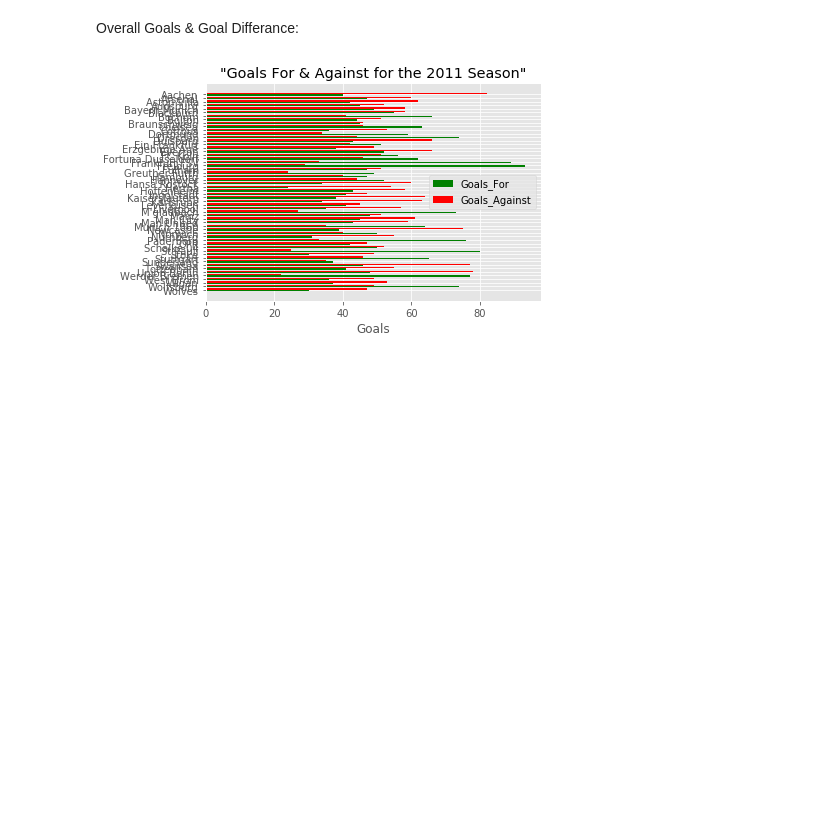
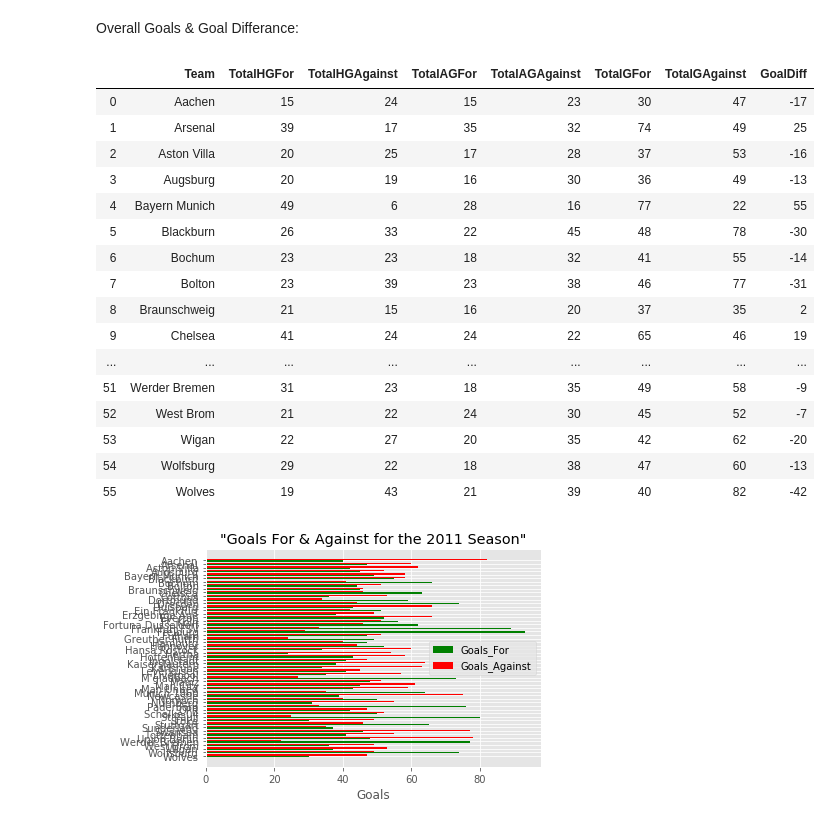
Before and after one commit to Matt-Newton998/Football_API-Mod02_Project, a Jupyter notebook: NewWorkbook.ipynb, the cells around one changed output. Cells and saved outputs as stored; diff of their text form; code cells hidden in the pictures; blank space fills up the shorter version.

```diff
--- a/NewWorkbook.ipynb
+++ b/NewWorkbook.ipynb
@@ -144,17 +131,38 @@ df_2011['TotalAG'] = df_Away_2011['TotalAG']
 # %% [markdown]
 Goals Against Team:
-# %%
-df_2011['TotalAAG'] = df_Away_2011['TotalAAG']
+# %%
+df_2011['TotalHGAgainst'] = df_Home_2011['TotalHGAgainst']
+df_2011['TotalAGAgainst'] = df_Away_2011['TotalAGAgainst']
 # %% [markdown]
 Overall Goals & Goal Differance:
 # %%
-df_2011['TotalGFor'] = df_2011['TotalHG'] + df_2011['TotalAG']
+df_2011['TotalGFor'] = df_2011['TotalHGFor'] + df_2011['TotalAGFor']
 # %%
-df_2011['TotalGAgainst'] = df_2011['TotalHAG'] + df_2011['TotalAAG']
+df_2011['TotalGAgainst'] = df_2011['TotalHGAgainst'] + df_2011['TotalAGAgainst']
 # %%
 df_2011['GoalDiff'] = df_2011['TotalGFor'] - df_2011['TotalGAgainst']
 # %%
 df_2011.rename(columns={"HomeTeam": 'Team'}, inplace=True)
+# %%
+df_2011
+# %% [output]
+|  | Team | TotalHGFor | TotalHGAgainst | TotalAGFor | TotalAGAgainst | TotalGFor | TotalGAgainst | GoalDiff |
+| 0 | Aachen | 15 | 24 | 15 | 23 | 30 | 47 | -17 |
+| 1 | Arsenal | 39 | 17 | 35 | 32 | 74 | 49 | 25 |
+| 2 | Aston Villa | 20 | 25 | 17 | 28 | 37 | 53 | -16 |
+| 3 | Augsburg | 20 | 19 | 16 | 30 | 36 | 49 | -13 |
+| 4 | Bayern Munich | 49 | 6 | 28 | 16 | 77 | 22 | 55 |
+| 5 | Blackburn | 26 | 33 | 22 | 45 | 48 | 78 | -30 |
+| 6 | Bochum | 23 | 23 | 18 | 32 | 41 | 55 | -14 |
+| 7 | Bolton | 23 | 39 | 23 | 38 | 46 | 77 | -31 |
+| 8 | Braunschweig | 21 | 15 | 16 | 20 | 37 | 35 | 2 |
+| 9 | Chelsea | 41 | 24 | 24 | 22 | 65 | 46 | 19 |
+| ... | ... | ... | ... | ... | ... | ... | ... | ... |
+| 51 | Werder Bremen | 31 | 23 | 18 | 35 | 49 | 58 | -9 |
+| 52 | West Brom | 21 | 22 | 24 | 30 | 45 | 52 | -7 |
+| 53 | Wigan | 22 | 27 | 20 | 35 | 42 | 62 | -20 |
+| 54 | Wolfsburg | 29 | 22 | 18 | 38 | 47 | 60 | -13 |
+| 55 | Wolves | 19 | 43 | 21 | 39 | 40 | 82 | -42 |
 # %%
 labels = sorted(df_2011['Team'], reverse=True)
 goals_for = df_2011['TotalGFor']
```
Also changed, not shown: parts of 26 cells of this notebook.
